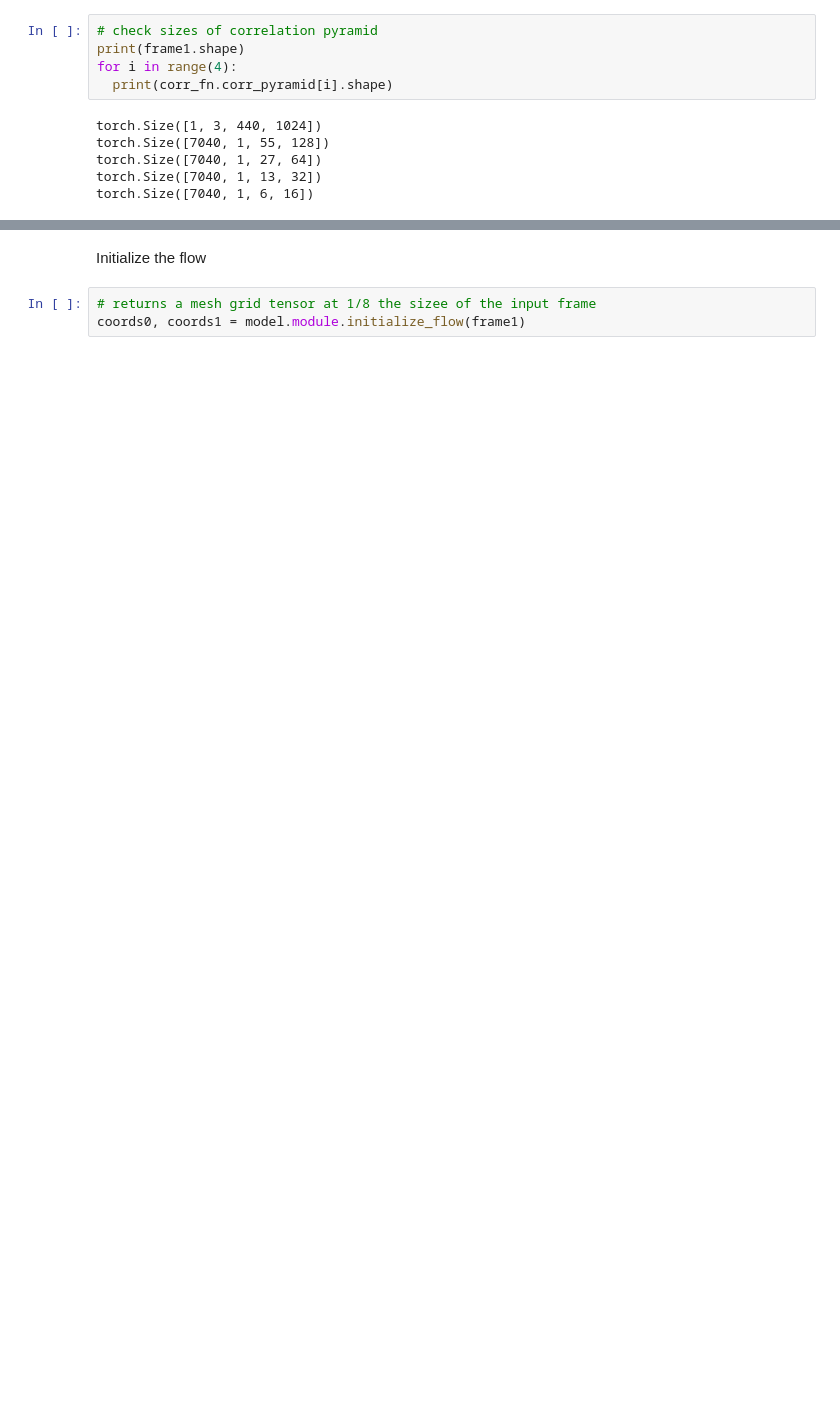
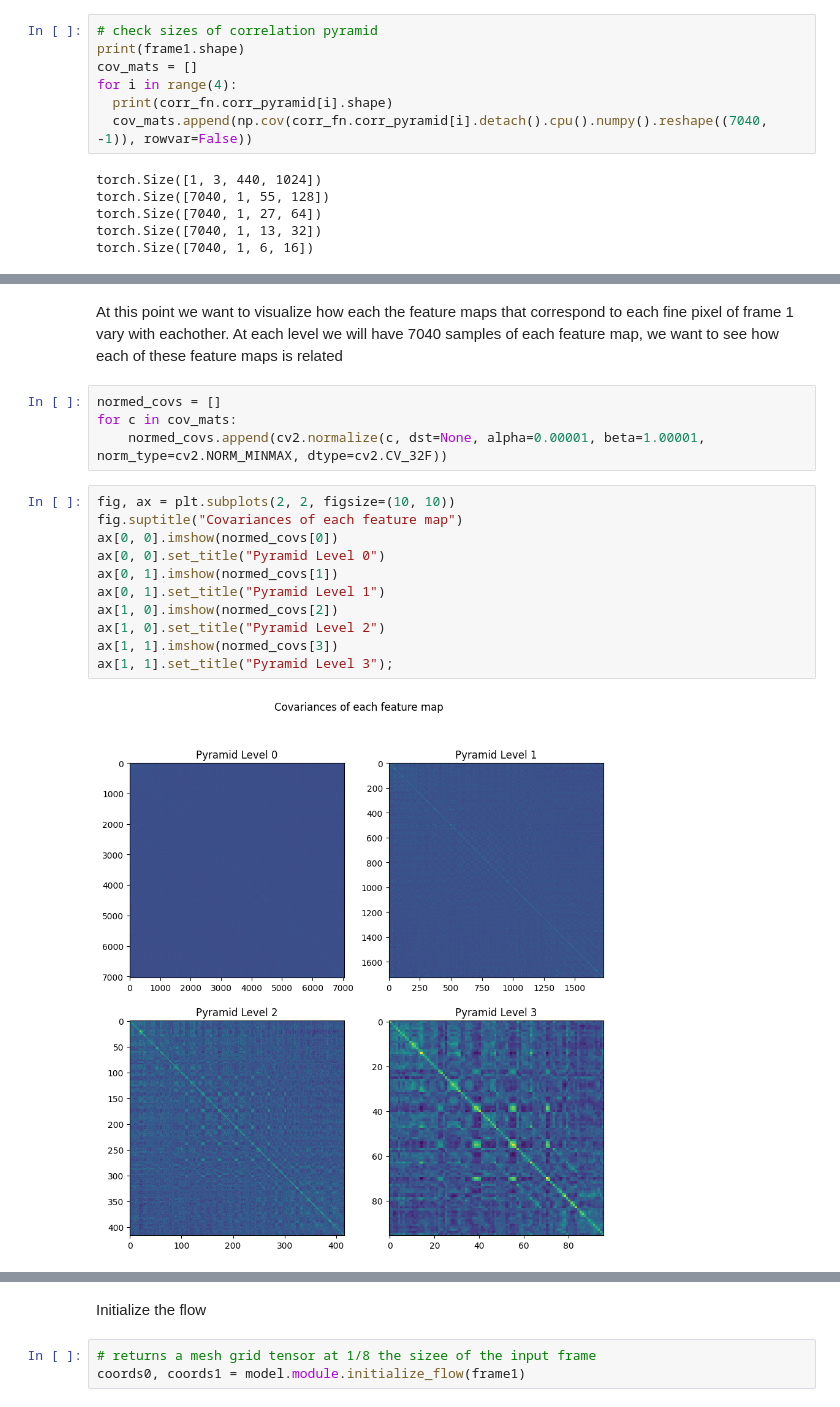
Before and after one commit to itberrios/CV_projects, a Jupyter notebook: RAFT/RAFT_deep_dive.ipynb, the cells around one changed output, grey strips where cells are left out. Saved outputs shown, nothing was run; the diff lists cells and outputs as text; blank space fills up the shorter version.

```diff
--- a/RAFT/RAFT_deep_dive.ipynb
+++ b/RAFT/RAFT_deep_dive.ipynb
@@ -200,8 +171,10 @@ corr_fn = CorrBlock(fmap1, fmap2, num_levels=4, radius=4)
 # %%
 # check sizes of correlation pyramid
 print(frame1.shape)
+cov_mats = []
 for i in range(4):
   print(corr_fn.corr_pyramid[i].shape)
+  cov_mats.append(np.cov(corr_fn.corr_pyramid[i].detach().cpu().numpy().reshape((7040, -1)), rowvar=False))
 # %% [output]
 torch.Size([1, 3, 440, 1024])
 torch.Size([7040, 1, 55, 128])
@@ -210,0 +190,19 @@ torch.Size([7040, 1, 6, 16])
+# %% [markdown]
+At this point we want to visualize how each the feature maps that correspond to each fine pixel of frame 1 vary with eachother. At each level we will have 7040 samples of each feature map, we want to see how each of these feature maps is related
+# %%
+normed_covs = []
+for c in cov_mats:
+    normed_covs.append(cv2.normalize(c, dst=None, alpha=0.00001, beta=1.00001, norm_type=cv2.NORM_MINMAX, dtype=cv2.CV_32F))
+# %%
+fig, ax = plt.subplots(2, 2, figsize=(10, 10))
+fig.suptitle("Covariances of each feature map")
+ax[0, 0].imshow(normed_covs[0])
+ax[0, 0].set_title("Pyramid Level 0")
+ax[0, 1].imshow(normed_covs[1])
+ax[0, 1].set_title("Pyramid Level 1")
+ax[1, 0].imshow(normed_covs[2])
+ax[1, 0].set_title("Pyramid Level 2")
+ax[1, 1].imshow(normed_covs[3])
+ax[1, 1].set_title("Pyramid Level 3");
+# %% [output]
+[figure, added]
```
Also changed, not shown: parts of 48 cells of this notebook.
